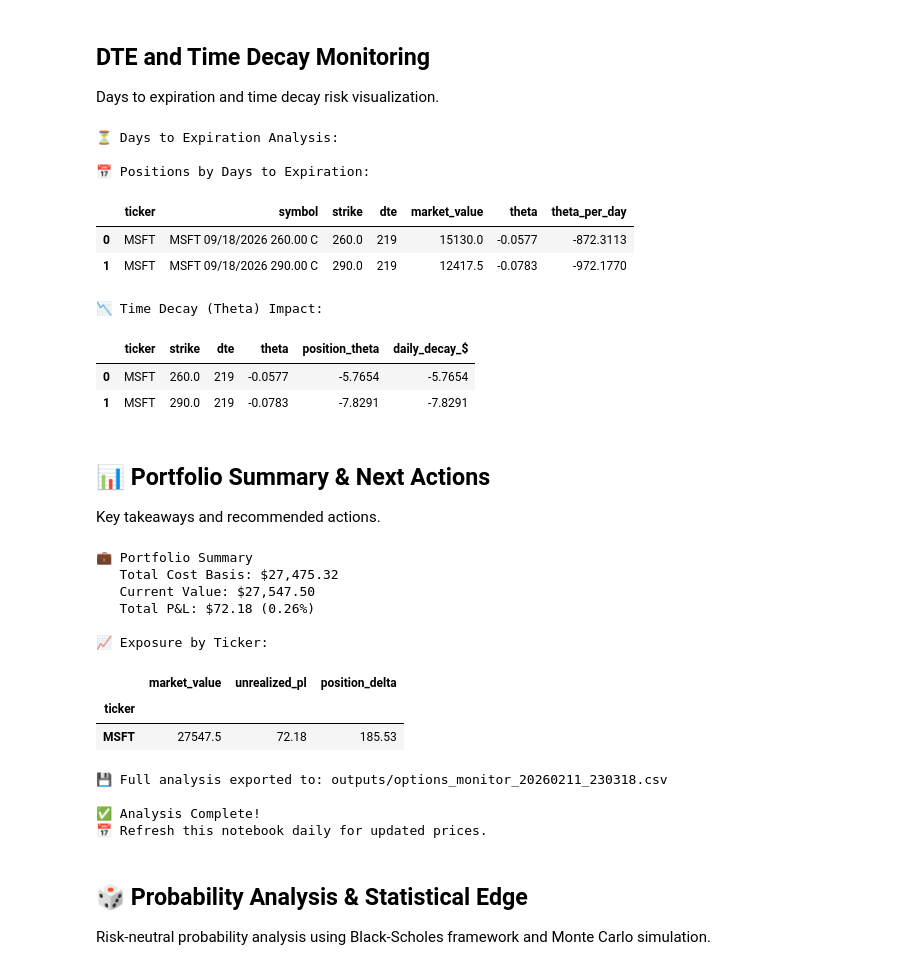
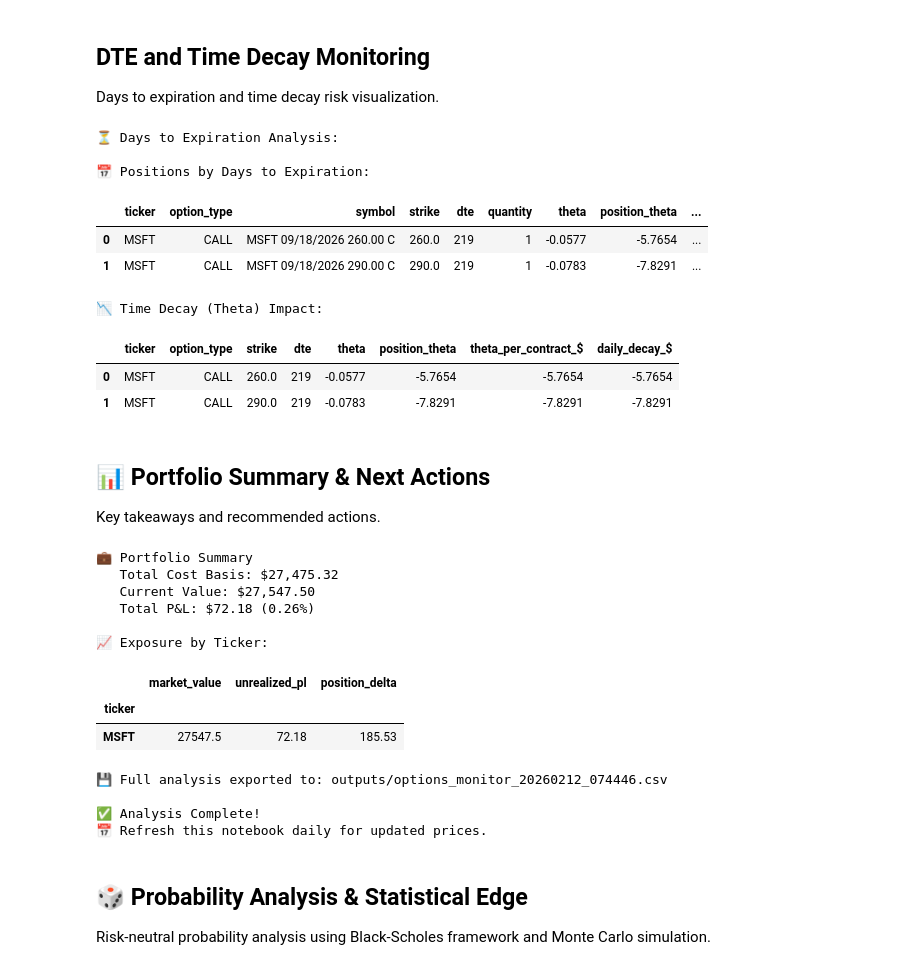
Before and after one commit to mxttwoods/options-screener, a Jupyter notebook: options_monitor_v1_prob.ipynb, the cells around one changed output. Cells and saved outputs as stored; diff of their text form; code cells hidden in the pictures.

```diff
--- a/options_monitor_v1_prob.ipynb
+++ b/options_monitor_v1_prob.ipynb
@@ -475,42 +532,55 @@ Days to expiration and time decay risk visualization.
 # %%
 # Cell 10: DTE Analysis
 print("⏳ Days to Expiration Analysis:\n")
 
-# DTE summary
+# DTE summary with correct theta units
 dte_summary = positions[
-    ["ticker", "symbol", "strike", "dte", "market_value", "theta"]
+    [
+        "ticker",
+        "option_type",
+        "symbol",
+        "strike",
+        "dte",
+        "quantity",
+        "theta",
+        "position_theta",
+    ]
 ].copy()
-dte_summary["theta_per_day"] = dte_summary["theta"] * dte_summary["market_value"]
+dte_summary["theta_per_contract_$"] = dte_summary["theta"] * 100
+dte_summary["theta_per_day_$"] = dte_summary["position_theta"]
 
 # Sort by DTE
 dte_summary = dte_summary.sort_values("dte")
 
 print("📅 Positions by Days to Expiration:")
 display(dte_summary.round(4))
 
 # Time decay chart
 print("\n📉 Time Decay (Theta) Impact:")
-theta_display = positions[["ticker", "strike", "dte", "theta", "position_theta"]].copy()
+theta_display = positions[
+    ["ticker", "option_type", "strike", "dte", "theta", "position_theta"]
+].copy()
+theta_display["theta_per_contract_$"] = theta_display["theta"] * 100
 theta_display["daily_decay_$"] = theta_display["position_theta"]
 display(theta_display.round(4))
 
 # Warning for short DTE
 short_dte = positions[positions["dte"] <= 30]
 if not short_dte.empty:
     print(f"\n⚠️  WARNING: {len(short_dte)} position(s) with 30 DTE or less")
     print("   Time decay accelerates significantly in the last 30 days!")
     display(short_dte[["ticker", "strike", "dte", "theta"]].round(4))
 # %% [output]
 ⏳ Days to Expiration Analysis:
 
 📅 Positions by Days to Expiration:
-|  | ticker | symbol | strike | dte | market_value | theta | theta_per_day |
-| 0 | MSFT | MSFT 09/18/2026 260.00 C | 260.0 | 219 | 15130.0 | -0.0577 | -872.3113 |
-| 1 | MSFT | MSFT 09/18/2026 290.00 C | 290.0 | 219 | 12417.5 | -0.0783 | -972.1770 |
+|  | ticker | option_type | symbol | strike | dte | quantity | theta | position_theta | ... |
+| 0 | MSFT | CALL | MSFT 09/18/2026 260.00 C | 260.0 | 219 | 1 | -0.0577 | -5.7654 | ... |
+| 1 | MSFT | CALL | MSFT 09/18/2026 290.00 C | 290.0 | 219 | 1 | -0.0783 | -7.8291 | ... |
 📉 Time Decay (Theta) Impact:
-|  | ticker | strike | dte | theta | position_theta | daily_decay_$ |
-| 0 | MSFT | 260.0 | 219 | -0.0577 | -5.7654 | -5.7654 |
-| 1 | MSFT | 290.0 | 219 | -0.0783 | -7.8291 | -7.8291 |
+|  | ticker | option_type | strike | dte | theta | position_theta | theta_per_contract_$ | daily_decay_$ |
+| 0 | MSFT | CALL | 260.0 | 219 | -0.0577 | -5.7654 | -5.7654 | -5.7654 |
+| 1 | MSFT | CALL | 290.0 | 219 | -0.0783 | -7.8291 | -7.8291 | -7.8291 |
 # %% [markdown]
 ## 📊 Portfolio Summary & Next Actions
 
@@ -538,6 +608,7 @@ ticker_exposure = (
 display(ticker_exposure)
 
 # Export positions
+os.makedirs("outputs", exist_ok=True)
 output_file = f"outputs/options_monitor_{datetime.now().strftime('%Y%m%d_%H%M%S')}.csv"
 positions.to_csv(output_file, index=False)
 print(f"\n💾 Full analysis exported to: {output_file}")
@@ -554,7 +625,7 @@ print(f"📅 Refresh this notebook daily for updated prices.")
 |  | market_value | unrealized_pl | position_delta |
 | ticker |  |  |  |
 | MSFT | 27547.5 | 72.18 | 185.53 |
-💾 Full analysis exported to: outputs/options_monitor_20260211_230318.csv
+💾 Full analysis exported to: outputs/options_monitor_20260212_074446.csv
 
 ✅ Analysis Complete!
 📅 Refresh this notebook daily for updated prices.
```
Also changed, not shown: parts of 12 cells of this notebook, 1 other file.
